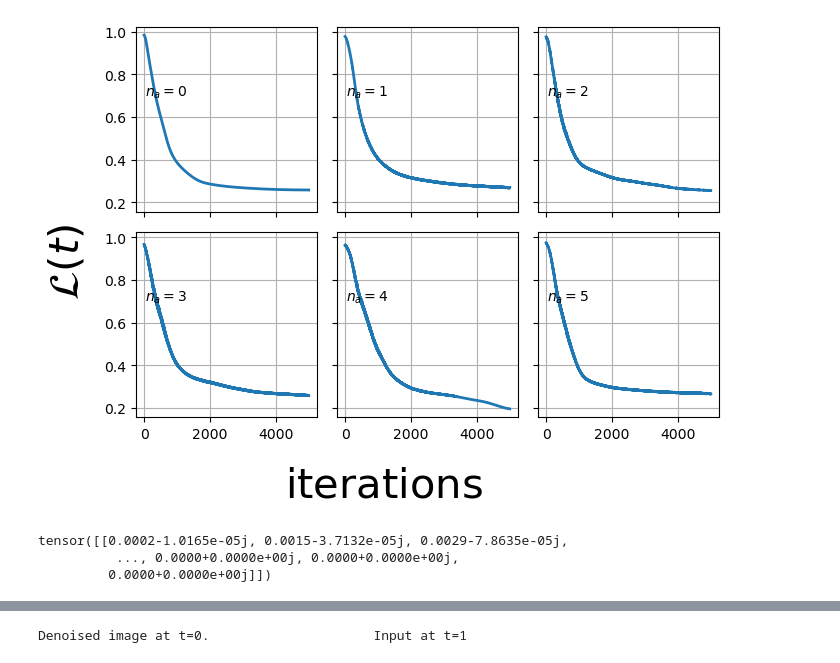
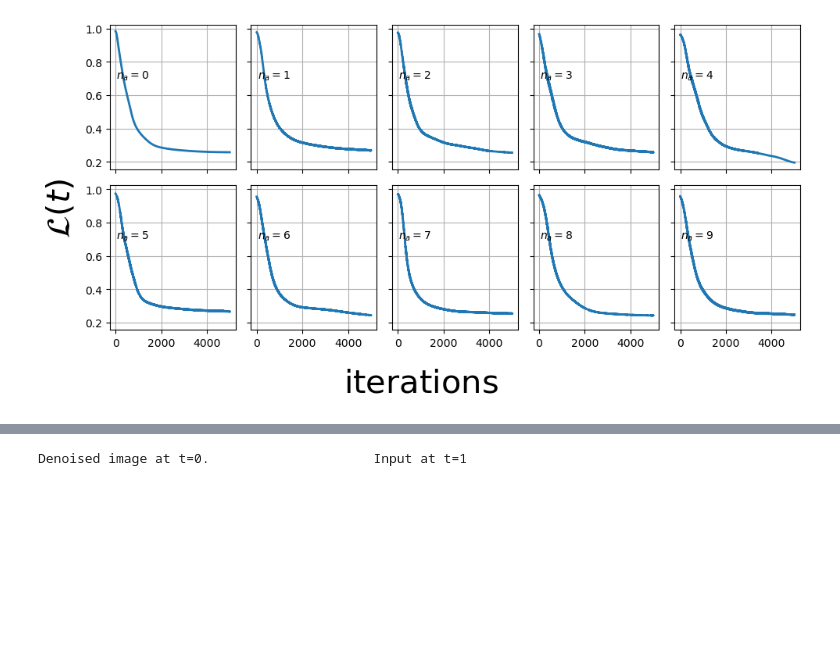
Before and after one commit to alapena/QuantGenMdl, a Jupyter notebook: visualize_denoising_singletimestep.ipynb, the cells around one changed output, grey strips where cells are left out. Saved outputs shown, nothing was run; the diff lists cells and outputs as text; code cells hidden in the pictures; blank space fills up the shorter version.

```diff
--- a/visualize_denoising_singletimestep.ipynb
+++ b/visualize_denoising_singletimestep.ipynb
@@ -20,30 +24,24 @@ diffusion_schedule = 'lin2.5T'
 # %%
 # Plot loss según el parametro que quieras
 TIMESTEP = 1
-values = range(6)
+values = range(10)
 
 size = 5
-n_cols = 3
+n_cols = 5
 n_rows = 2
-fig, axs = plt.subplots(n_rows, n_cols, figsize=(size+2, size), sharex=True, sharey=True)
+fig, axs = plt.subplots(n_rows, n_cols, figsize=(size+5, size), sharex=True, sharey=True)
 for i, value in enumerate(values):
     n_ancilla_qubits = value
 
     dir, filename = get_path(config, type='modelsinglefinallosshist', n_data=n_data, n_pixels=n_pixels, n_qubits=n_qubits, n_ancilla_qubits=n_ancilla_qubits, n_timesteps=n_timesteps, n_backward_layers=n_backward_layers, t=TIMESTEP)
     loss = np.load(dir / filename)
 
     axs[i//n_cols, i%n_cols].plot(loss, lw=2)
     axs[i//n_cols, i%n_cols].text(x=30, y=0.7, s=r'$n_a=%d$'%(value), fontsize=10)
     axs[i//n_cols, i%n_cols].grid(True)
 
 fig.supxlabel(r'$\rm iterations$', fontsize=30)
 fig.supylabel(r'$\mathcal{L}(t)$', fontsize=30)
 plt.tight_layout()
 # %% [output]
-[figure, old version]
+[figure, new version]
-# %%
-states[1]
-# %% [output]
-tensor([[0.0002-1.0165e-05j, 0.0015-3.7132e-05j, 0.0029-7.8635e-05j,
-          ..., 0.0000+0.0000e+00j, 0.0000+0.0000e+00j,
-         0.0000+0.0000e+00j]])
```
Also changed, not shown: parts of 4 cells of this notebook, 4 other files.
